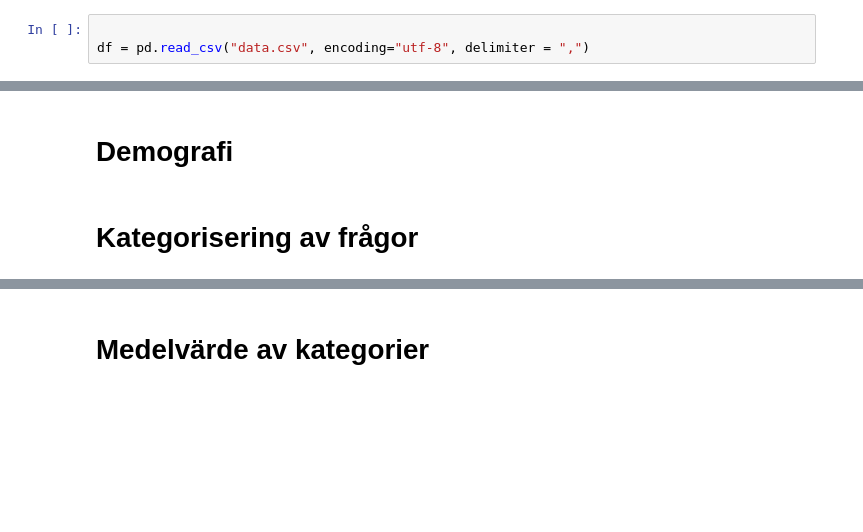
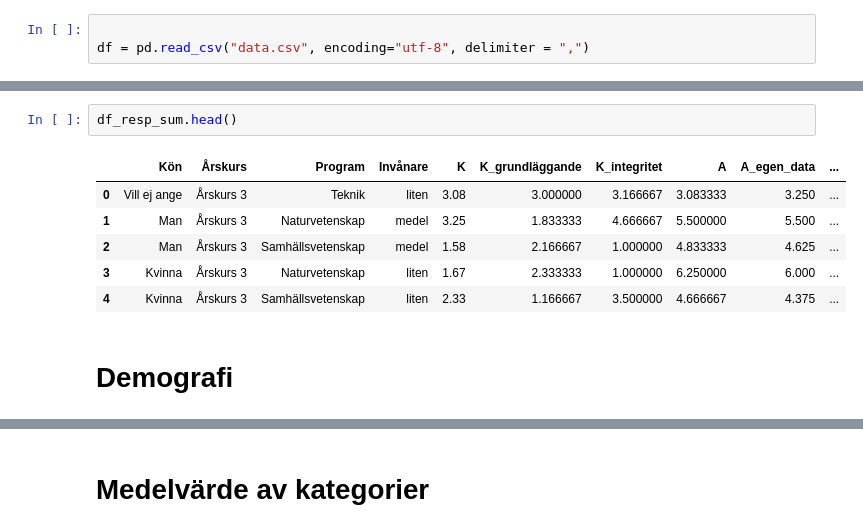
Before and after one commit to stenhoff40/Examensarbete_analys, a Jupyter notebook: analys.ipynb, the cells around one changed output, grey strips where cells are left out. Saved outputs shown, nothing was run; the diff lists cells and outputs as text; blank space fills up the shorter version.

```diff
--- a/analys.ipynb
+++ b/analys.ipynb
@@ -52,4 +118,11 @@ df.select_dtypes(include=["number"]).corr()
+# %%
+df_resp_sum.head()
+# %% [output]
+|  | Kön | Årskurs | Program | Invånare | K | K_grundläggande | K_integritet | A | A_egen_data | ... |
+| 0 | Vill ej ange | Årskurs 3 | Teknik | liten | 3.08 | 3.000000 | 3.166667 | 3.083333 | 3.250 | ... |
+| 1 | Man | Årskurs 3 | Naturvetenskap | medel | 3.25 | 1.833333 | 4.666667 | 5.500000 | 5.500 | ... |
+| 2 | Man | Årskurs 3 | Samhällsvetenskap | medel | 1.58 | 2.166667 | 1.000000 | 4.833333 | 4.625 | ... |
+| 3 | Kvinna | Årskurs 3 | Naturvetenskap | liten | 1.67 | 2.333333 | 1.000000 | 6.250000 | 6.000 | ... |
+| 4 | Kvinna | Årskurs 3 | Samhällsvetenskap | liten | 2.33 | 1.166667 | 3.500000 | 4.666667 | 4.375 | ... |
 # %% [markdown]
 <h1>Demografi</h1>
-# %% [markdown]
-<h1>Kategorisering av frågor</h1>
```
Also changed, not shown: parts of 16 cells of this notebook, 1 other file.
